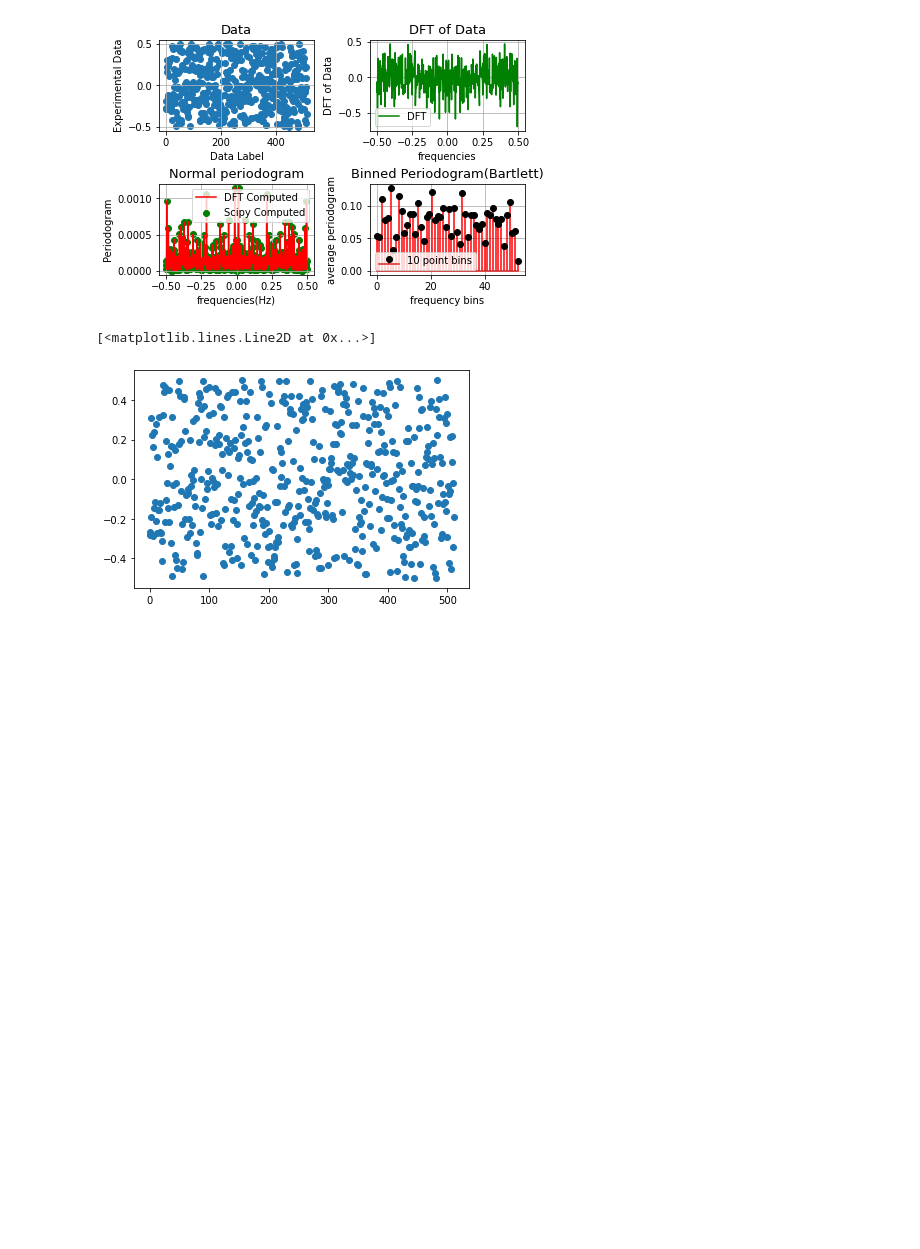
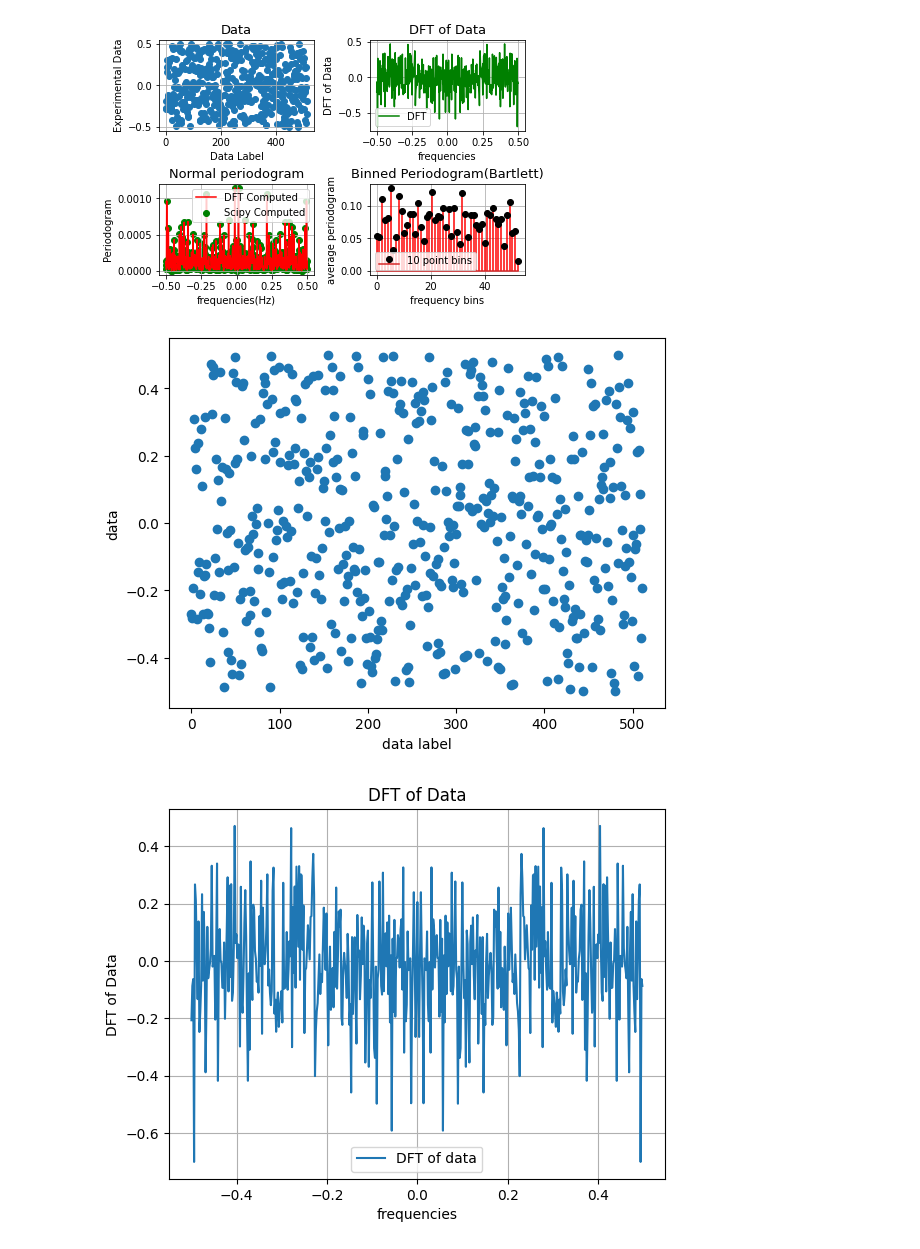
Before and after one commit to MayureshKanagal/Computational1, a Jupyter notebook: A3/A3(13).ipynb, the cells around one changed output. Drawn from its saved outputs; the diff is of its cells as text; code cells hidden in the pictures; blank space fills up the shorter version.

```diff
--- a/A3/A3(13).ipynb
+++ b/A3/A3(13).ipynb
@@ -79,9 +80,60 @@ plt.show()
 # %%
 import numpy as np
 import matplotlib.pyplot as plt
 import scipy.signal as sps
 data = np.loadtxt("C:/Users/sandesh/Desktop/mayuresh/Tifr sem2/computational/Assignment 3/noise.txt",dtype = np.float64)
-plt.plot(data,'o')n
+plt.plot(data,'o')
+plt.xlabel('data label')
+plt.ylabel('data')
+plt.show()
+data_dft= np.fft.fftshift(np.fft.fft(data,norm='ortho'))
+k = np.fft.fftshift(np.fft.fftfreq(len(data)))
+
+plt.plot(k,data_dft,label='DFT of data')
+plt.title("DFT of Data")
+plt.xlabel("frequencies")
+plt.ylabel("DFT of Data")
+plt.legend()
+plt.grid()
+plt.show()
+
+# Power spectrum using scipy
+sci_pow_spec = sps.periodogram(data,scaling = 'spectrum',return_onesided = False)
+plt.scatter(sci_pow_spec[0],sci_pow_spec[1],color = 'green',label = 'Scipy Computed')
+# Power spectrum using dft
+spec = (1.0/len(data))*np.absolute(data_dft)**2.0
+plt.plot(k,spec,label = 'DFT Computed')
+plt.title('Unbinned Periodogram')
+plt.xlabel('frequencies')
+plt.ylabel('periodogram')
+plt.legend()
+plt.show()
+
+def calc_pow_spec(data):
+    dft = np.fft.fftshift(np.fft.fft(data,norm = 'ortho'))
+    val = np.mean(np.absolute(dft)**2.0)
+    return val
+
+data_bin = np.zeros(shape = (52,10),dtype = np.float64)
+binned_pow_spec = np.zeros(52,dtype = np.float64)
+
+# We took the length as 52 since there are 512 data points
+k = 0
+for i in range(len(data_bin)):
+    for j in range(10):
+        data_bin[i][j] = data[k]
+        k = k+1
+        if(k == len(data)):
+            break
+
+for i in range(len(data_bin)):
+    binned_pow_spec[i] = calc_pow_spec(data_bin[i])
+plt.stem(np.linspace(0.0,len(binned_pow_spec),len(binned_pow_spec)),binned_pow_spec,markerfmt = ('o','black'),linefmt = ('-','red'),label = "10 point bins")
+plt.title('Binned Periodogram')
+plt.xlabel("frequency bins")
+plt.ylabel("average periodogram")
+plt.legend()
+plt.show()
 # %% [output]
-[<matplotlib.lines.Line2D at 0x...>]
-[figure, old version]
+[figure, new version]
+[figure, added]
```
Also changed, not shown: parts of 2 cells of this notebook, 26 other files.
